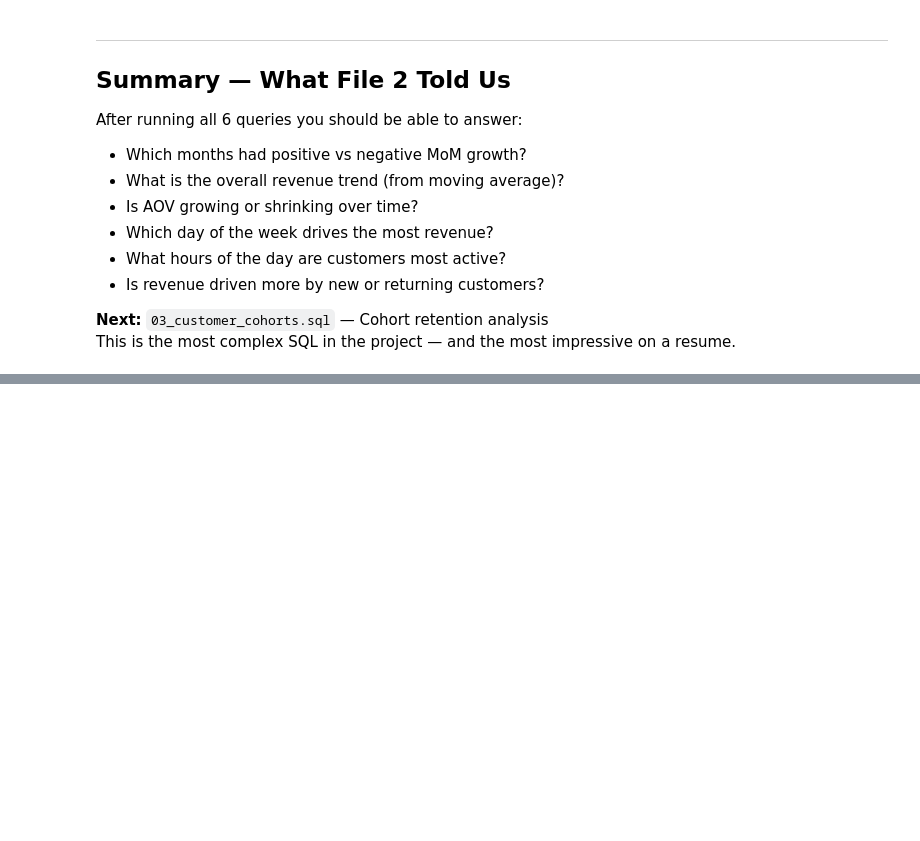
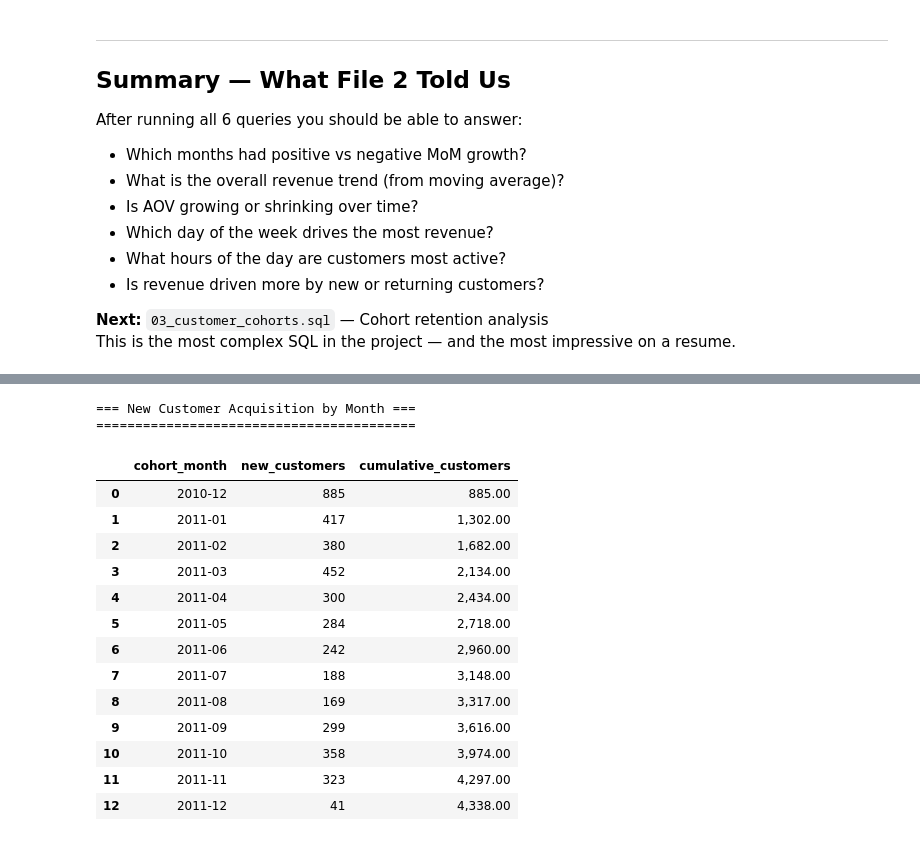
Before and after one commit to UtsavKhadka-Analyst/ecommerce-revenue-analytics, a Jupyter notebook: notebooks/02_sql_analysis.ipynb, the cells around one changed output, grey strips where cells are left out. Cells and saved outputs as stored; diff of their text form; code cells hidden in the pictures; blank space fills up the shorter version.

```diff
--- a/notebooks/02_sql_analysis.ipynb
+++ b/notebooks/02_sql_analysis.ipynb
@@ -677,0 +815,42 @@ This is the most complex SQL in the project — and the most impressive on a res
+# %%
+query_cohort2 = f"""
+WITH cohort_base AS (
+    SELECT
+        CustomerID,
+        MIN(YearMonth) AS cohort_month
+    FROM read_csv_auto('{CLEANED_DATA}')
+    WHERE is_cancelled = false
+      AND CustomerID IS NOT NULL
+    GROUP BY CustomerID
+)
+SELECT
+    cohort_month,
+    COUNT(DISTINCT CustomerID) AS new_customers,
+    -- Running total of all customers acquired so far
+    SUM(COUNT(DISTINCT CustomerID)) OVER (
+        ORDER BY cohort_month
+    ) AS cumulative_customers
+FROM cohort_base
+GROUP BY cohort_month
+ORDER BY cohort_month
+"""
+
+df_cohort2 = run_sql(query_cohort2, 'New Customer Acquisition by Month')
+display(df_cohort2)
+# %% [output]
+=== New Customer Acquisition by Month ===
+=========================================
+|  | cohort_month | new_customers | cumulative_customers |
+| 0 | 2010-12 | 885 | 885.00 |
+| 1 | 2011-01 | 417 | 1,302.00 |
+| 2 | 2011-02 | 380 | 1,682.00 |
+| 3 | 2011-03 | 452 | 2,134.00 |
+| 4 | 2011-04 | 300 | 2,434.00 |
+| 5 | 2011-05 | 284 | 2,718.00 |
+| 6 | 2011-06 | 242 | 2,960.00 |
+| 7 | 2011-07 | 188 | 3,148.00 |
+| 8 | 2011-08 | 169 | 3,317.00 |
+| 9 | 2011-09 | 299 | 3,616.00 |
+| 10 | 2011-10 | 358 | 3,974.00 |
+| 11 | 2011-11 | 323 | 4,297.00 |
+| 12 | 2011-12 | 41 | 4,338.00 |
```
Also changed, not shown: parts of 10 cells of this notebook, 1 other file.
